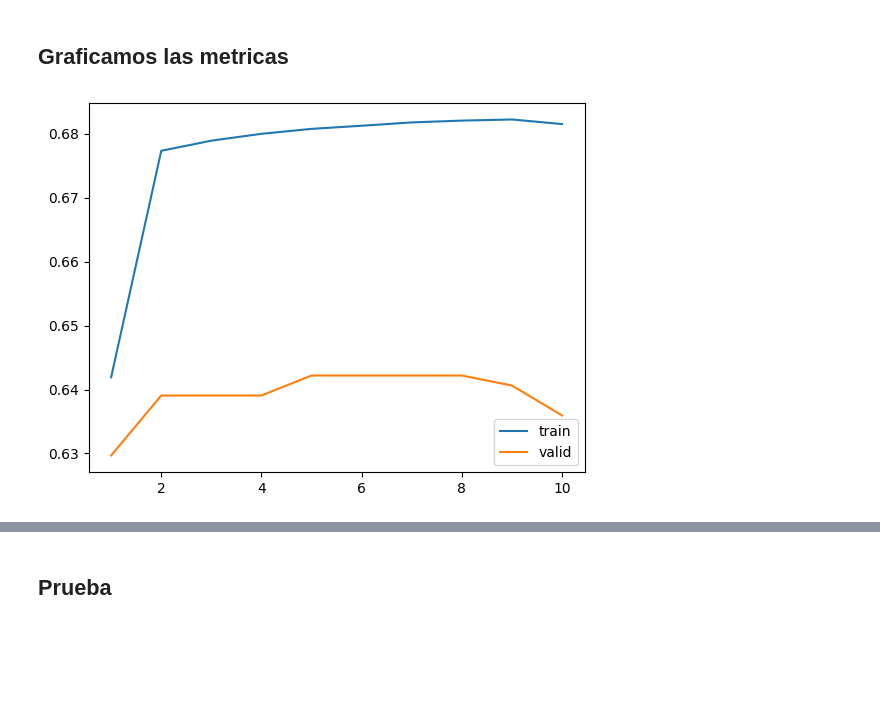
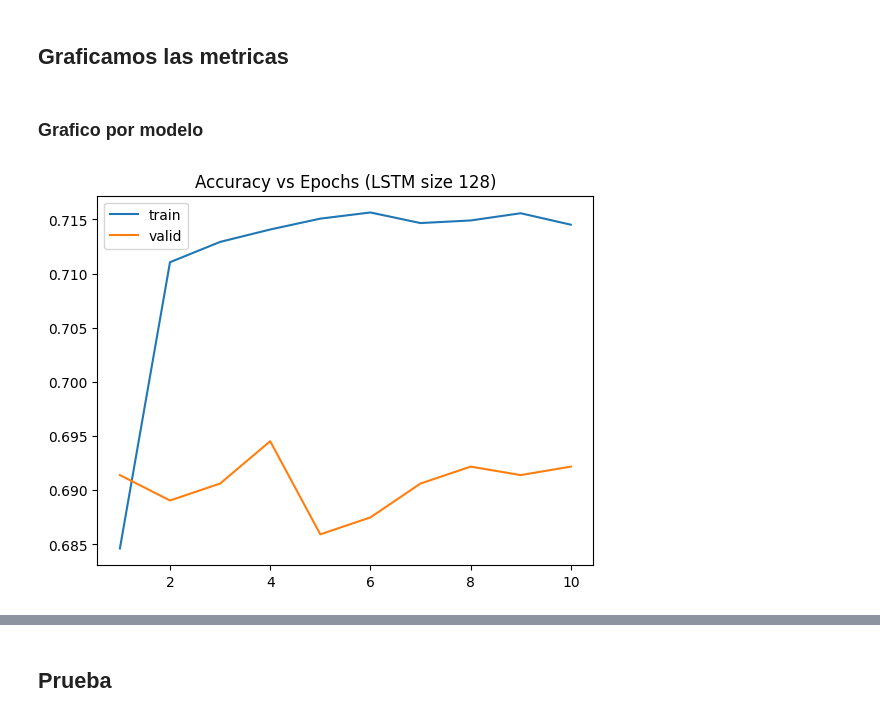
Before and after one commit to MaximilianoBernardo/ceia_nlp_tps, a Jupyter notebook: desafio_4/Desafio_4.ipynb, the cells around one changed output, grey strips where cells are left out. Saved outputs shown, nothing was run; the diff lists cells and outputs as text; code cells hidden in the pictures; blank space fills up the shorter version.

```diff
--- a/desafio_4/Desafio_4.ipynb
+++ b/desafio_4/Desafio_4.ipynb
@@ -188,7 +170,7 @@ def train(model, train_loader, valid_loader, optimizer, criterion, epochs=100):
 # %%
 # dataset_file
 
-text_file = "./fra.txt"
+text_file = "./spa-eng/spa.txt"
 with open(text_file) as f:
     lines = f.read().split("\n")[:-1]
 
@@ -335,6 +321,6 @@ valid_set = torch.utils.data.Subset(data_set, range(train_set_size, data_set.len
 print("Tamaño del conjunto de entrenamiento:", len(train_set))
 print("Tamaño del conjunto de validacion:", len(valid_set))
 
-train_loader = torch.utils.data.DataLoader(train_set, batch_size=32, shuffle=True)
-valid_loader = torch.utils.data.DataLoader(valid_set, batch_size=32, shuffle=False)
+train_loader = torch.utils.data.DataLoader(train_set, batch_size=64, shuffle=True)
+valid_loader = torch.utils.data.DataLoader(valid_set, batch_size=64, shuffle=False)
 # %% [output]
@@ -624,0 +567,2 @@ Estimated Total Size (MB): 6.54
+# %%
+EPOCHS = 10
@@ -628,6 +607,6 @@ history1 = train(model,
                 valid_loader,
                 optimizer,
                 criterion,
-                epochs=10
+                epochs=EPOCHS
                 )
 # %% [output]
@@ -644,9 +735,12 @@ Epoch: 10/10 - Train loss 159.388 - Train accuracy 0.682 - Valid Loss 160.315 -
 # %% [markdown]
 ## Graficamos las metricas
+# %% [markdown]
+### Grafico por modelo
 # %%
 epoch_count = range(1, len(history1['accuracy']) + 1)
 sns.lineplot(x=epoch_count,  y=history1['accuracy'], label='train')
 sns.lineplot(x=epoch_count,  y=history1['val_accuracy'], label='valid')
+plt.title('Accuracy vs Epochs (LSTM size 128)') # Added title here
 plt.show()
 # %% [output]
-[figure, old version]
+[figure, new version]
```
Also changed, not shown: parts of 34 cells of this notebook.
